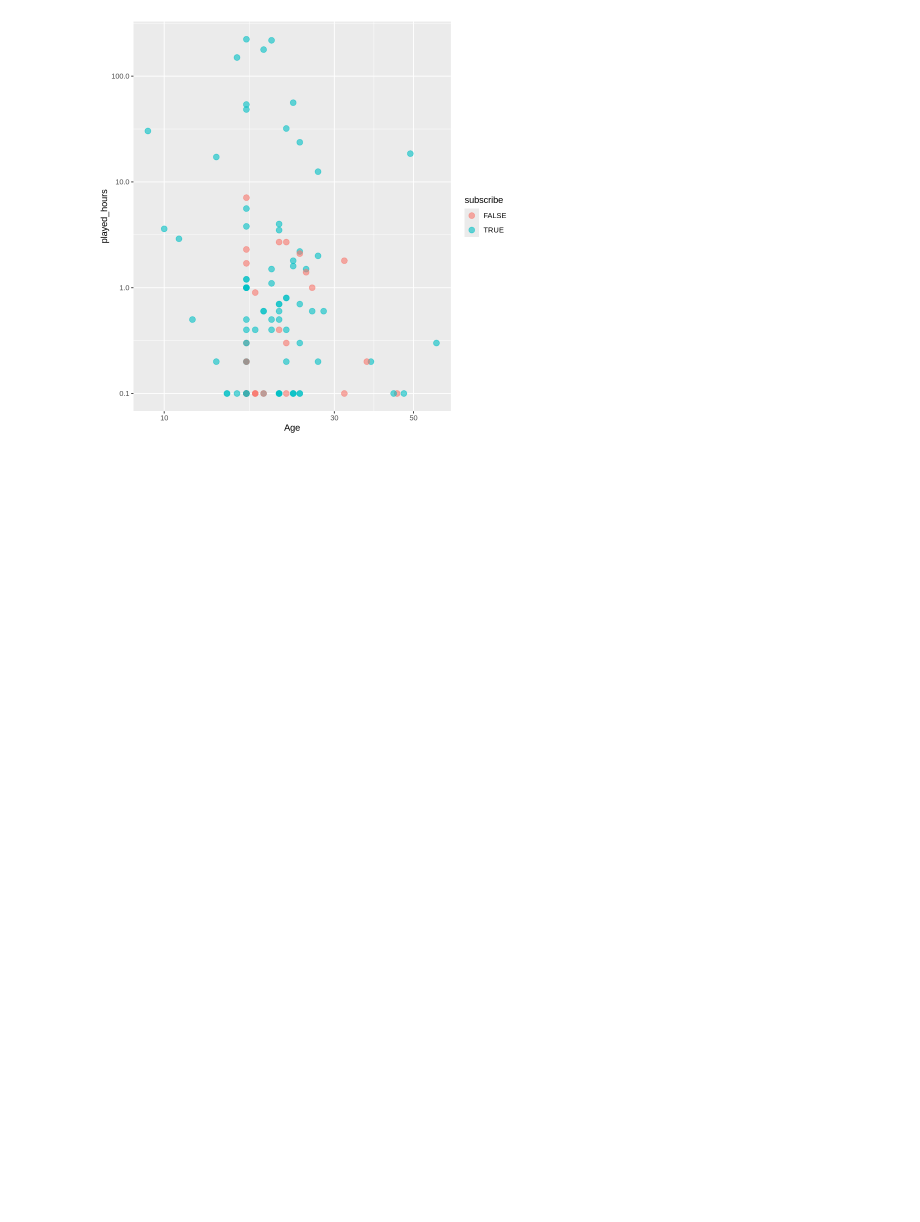
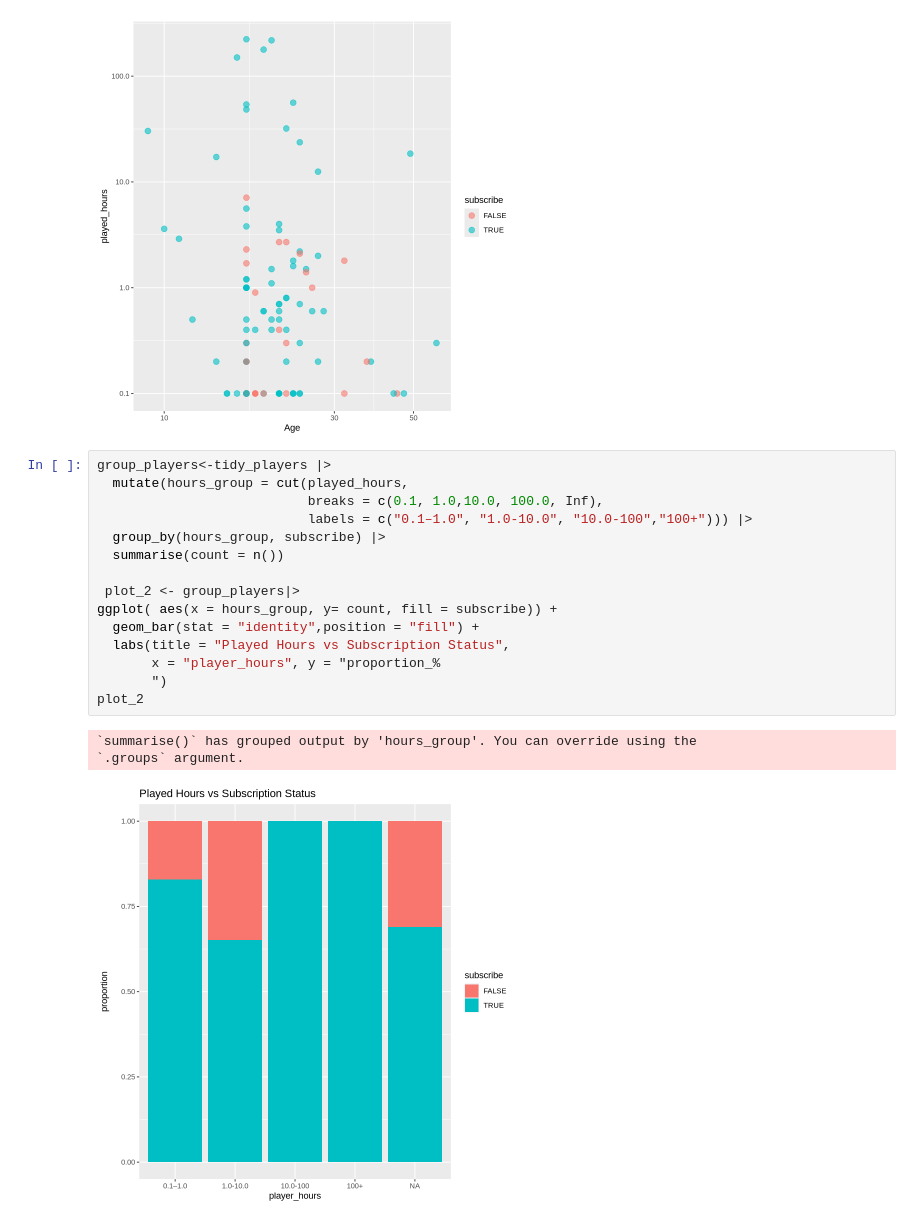
Before and after one commit to yunan-Deng/daci100_project_033_yunan_deng, a Jupyter notebook: individual_yunan_project.ipynb, the cells around one changed output. Cells and saved outputs as stored; diff of their text form; blank space fills up the shorter version.

Commit message:
visualization part update
part visualization, not complete

```diff
--- a/individual_yunan_project.ipynb
+++ b/individual_yunan_project.ipynb
@@ -437,3 +427,22 @@ plot_1
 # %% [output]
 NULL
 [figure]
+# %%
+group_players<-tidy_players |>
+  mutate(hours_group = cut(played_hours,
+                           breaks = c(0.1, 1.0,10.0, 100.0, Inf),
+                           labels = c("0.1–1.0", "1.0-10.0", "10.0-100","100+"))) |>
+  group_by(hours_group, subscribe) |>
+  summarise(count = n())
+
+ plot_2 <- group_players|>
+ggplot( aes(x = hours_group, y= count, fill = subscribe)) +
+  geom_bar(stat = "identity",position = "fill") +
+  labs(title = "Played Hours vs Subscription Status",
+       x = "player_hours", y = "proportion_%
+       ")
+plot_2
+# %% [output]
+`summarise()` has grouped output by 'hours_group'. You can override using the
+`.groups` argument.
+[figure, added]
```
Also changed, not shown: parts of 3 cells of this notebook.
